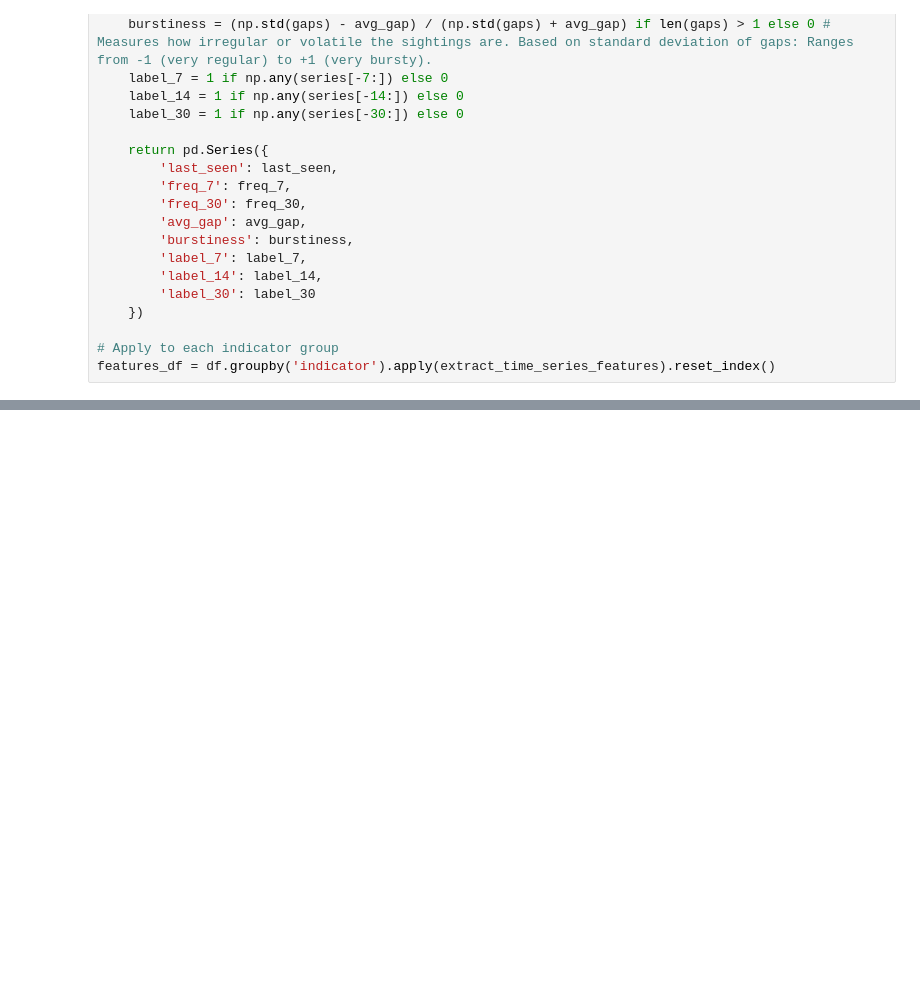
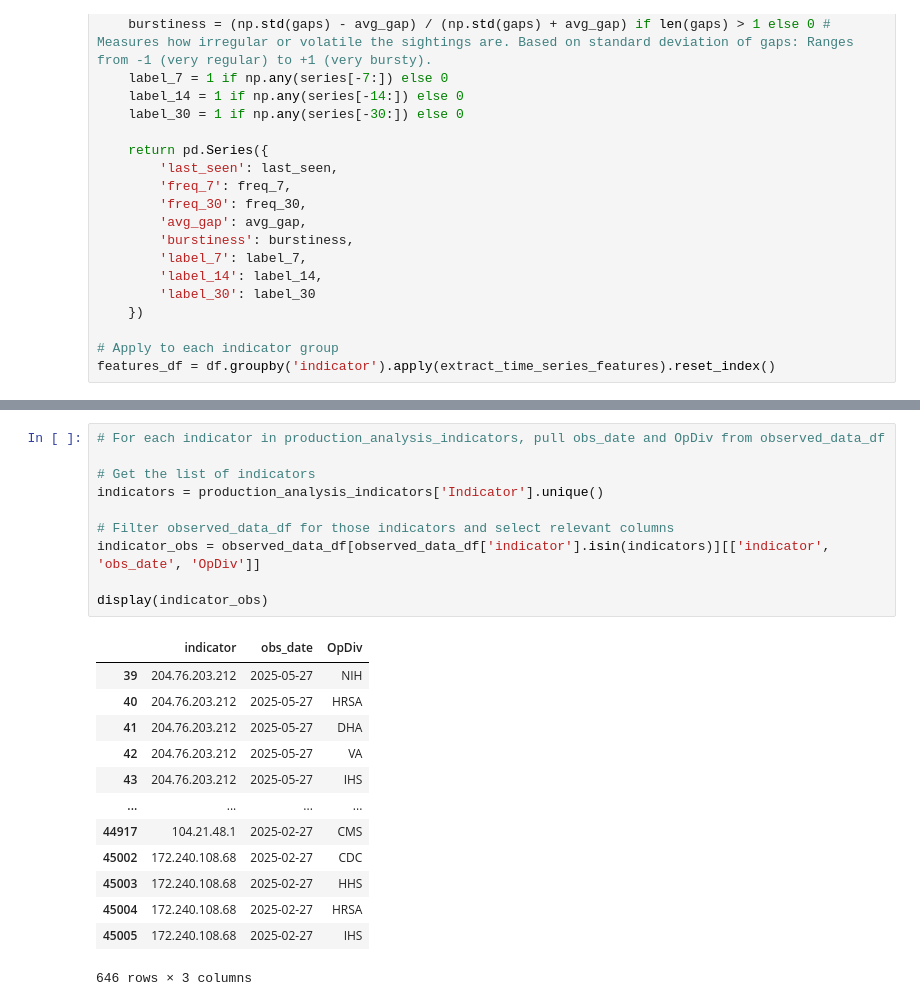
Before and after one commit to jaytlinaskew-OIS/HTOC, a Jupyter notebook: notebooks/observationEventForecasting/research.ipynb, the cells around one changed output, grey strips where cells are left out. Drawn from its saved outputs; the diff is of its cells as text; blank space fills up the shorter version.

```diff
--- a/notebooks/observationEventForecasting/research.ipynb
+++ b/notebooks/observationEventForecasting/research.ipynb
@@ -387,0 +471,24 @@ display(production_output)
+# %%
+# For each indicator in production_analysis_indicators, pull obs_date and OpDiv from observed_data_df
+
+# Get the list of indicators
+indicators = production_analysis_indicators['Indicator'].unique()
+
+# Filter observed_data_df for those indicators and select relevant columns
+indicator_obs = observed_data_df[observed_data_df['indicator'].isin(indicators)][['indicator', 'obs_date', 'OpDiv']]
+
+display(indicator_obs)
+# %% [output]
+|  | indicator | obs_date | OpDiv |
+| 39 | 204.76.203.212 | 2025-05-27 | NIH |
+| 40 | 204.76.203.212 | 2025-05-27 | HRSA |
+| 41 | 204.76.203.212 | 2025-05-27 | DHA |
+| 42 | 204.76.203.212 | 2025-05-27 | VA |
+| 43 | 204.76.203.212 | 2025-05-27 | IHS |
+| ... | ... | ... | ... |
+| 44917 | 104.21.48.1 | 2025-02-27 | CMS |
+| 45002 | 172.240.108.68 | 2025-02-27 | CDC |
+| 45003 | 172.240.108.68 | 2025-02-27 | HHS |
+| 45004 | 172.240.108.68 | 2025-02-27 | HRSA |
+| 45005 | 172.240.108.68 | 2025-02-27 | IHS |
+646 rows × 3 columns
```
Also changed, not shown: parts of 13 cells of this notebook, 5 other files.
